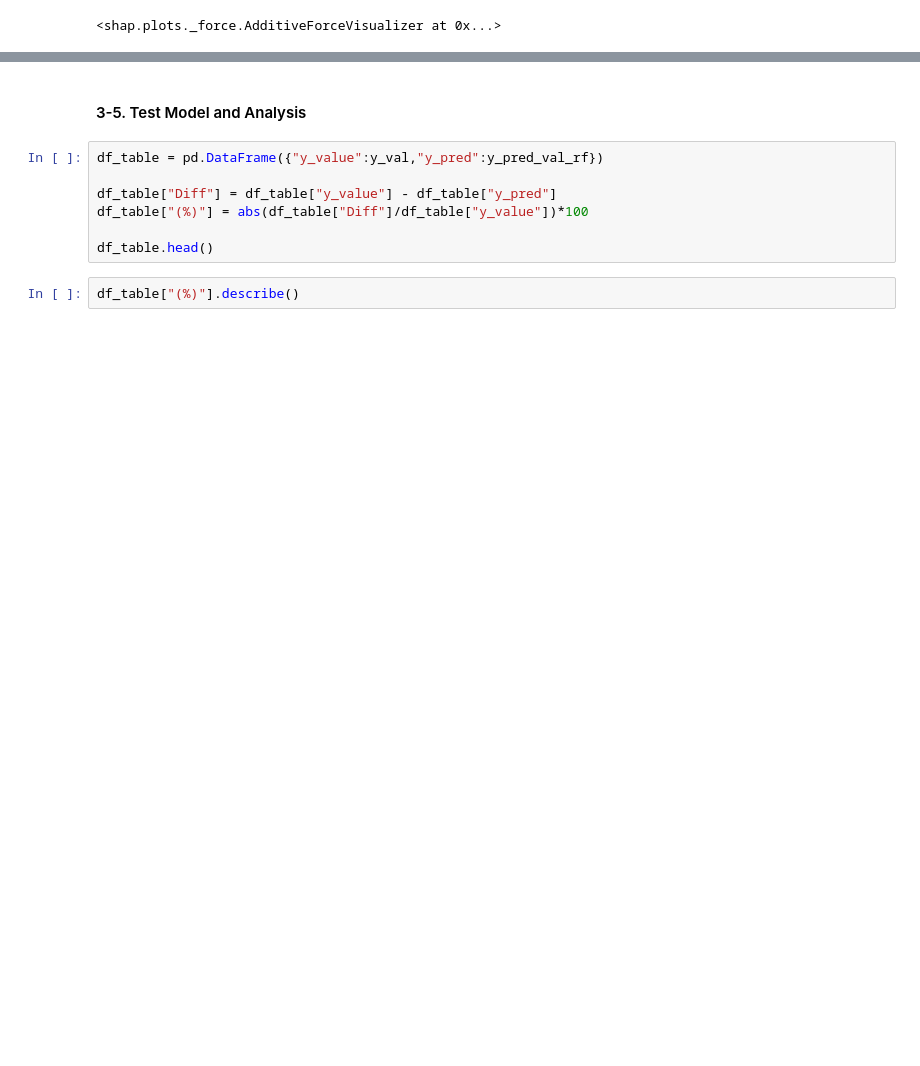
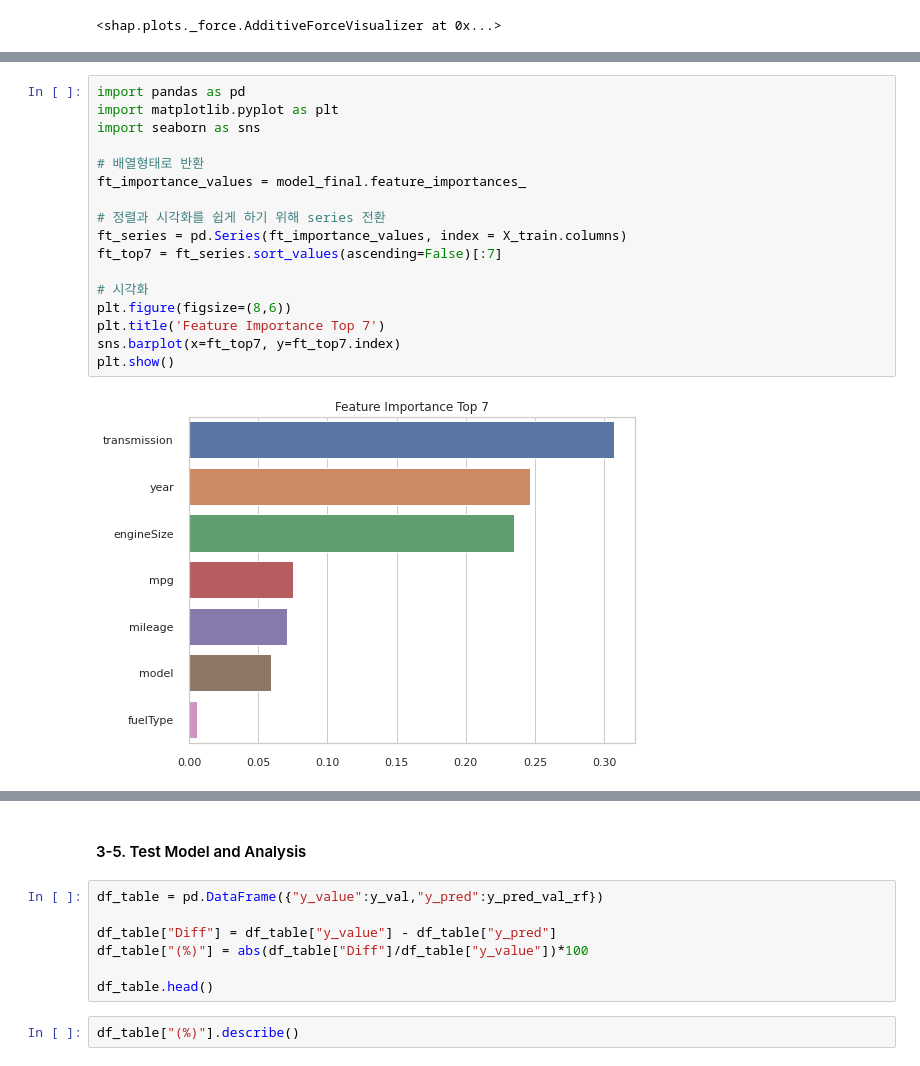
Before and after one commit to KYOH95/Project_2_Car_Analysis, a Jupyter notebook: Project2.ipynb, the cells around one changed output, grey strips where cells are left out. Saved outputs shown, nothing was run; the diff lists cells and outputs as text; blank space fills up the shorter version.

```diff
--- a/Project2.ipynb
+++ b/Project2.ipynb
@@ -974,0 +978,19 @@ shap.summary_plot(shap_values, X_test.iloc[:300], plot_type="bar")
+# %%
+import pandas as pd
+import matplotlib.pyplot as plt
+import seaborn as sns
+
+# 배열형태로 반환
+ft_importance_values = model_final.feature_importances_
+
+# 정렬과 시각화를 쉽게 하기 위해 series 전환
+ft_series = pd.Series(ft_importance_values, index = X_train.columns)
+ft_top7 = ft_series.sort_values(ascending=False)[:7]
+
+# 시각화
+plt.figure(figsize=(8,6))
+plt.title('Feature Importance Top 7')
+sns.barplot(x=ft_top7, y=ft_top7.index)
+plt.show()
+# %% [output]
+[figure, added]
```
Also changed, not shown: parts of 4 cells of this notebook.
